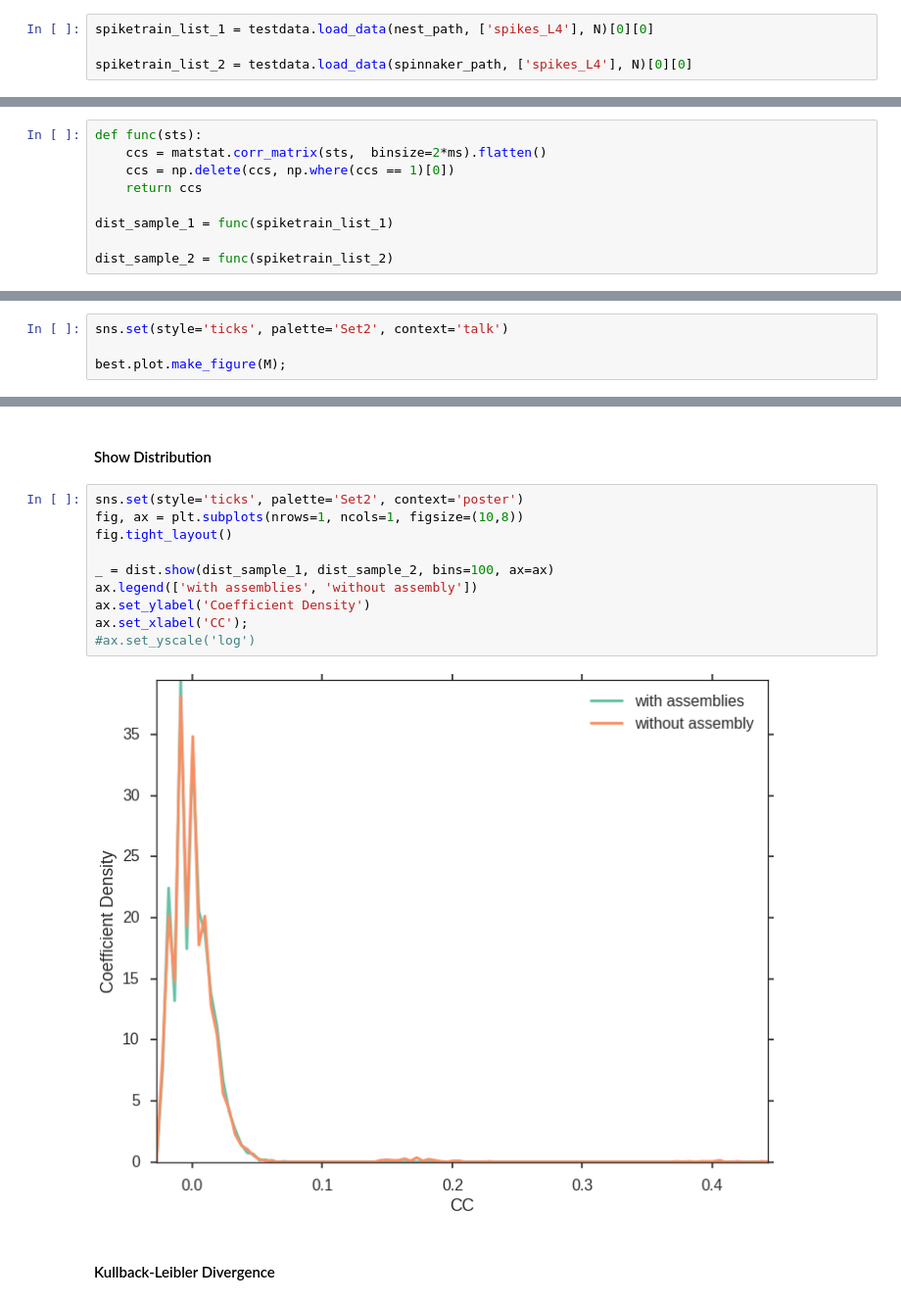
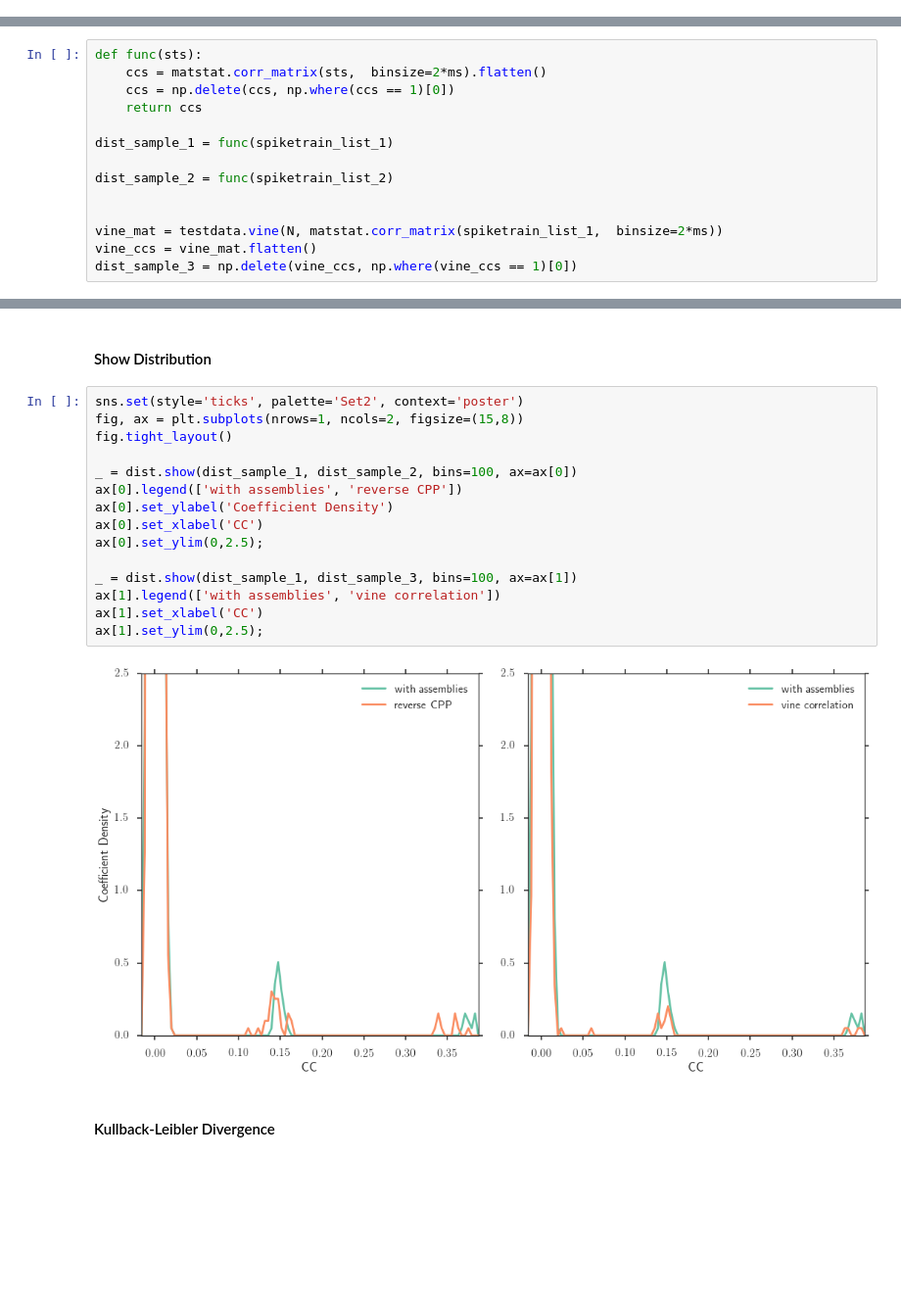
Before and after one commit to rgutzen/ValidationTools, a Jupyter notebook: Validation_Book.ipynb, the cells around one changed output, grey strips where cells are left out. Shown at 98% size. Drawn from its saved outputs; the diff is of its cells as text; blank space fills up the shorter version.

```diff
--- a/Validation_Book.ipynb
+++ b/Validation_Book.ipynb
@@ -32,7 +41,3 @@ spinnaker_path = data_path + "/sim_data/SpiNNaker_data"
 N = 100
 # %% [markdown]
 #### Load spiketrains from simulation
-# %%
-spiketrain_list_1 = testdata.load_data(nest_path, ['spikes_L4'], N)[0][0]
-
-spiketrain_list_2 = testdata.load_data(spinnaker_path, ['spikes_L4'], N)[0][0]
@@ -103,6 +126,11 @@ def func(sts):
 dist_sample_1 = func(spiketrain_list_1)
 
 dist_sample_2 = func(spiketrain_list_2)
+
+
+vine_mat = testdata.vine(N, matstat.corr_matrix(spiketrain_list_1,  binsize=2*ms))
+vine_ccs = vine_mat.flatten()
+dist_sample_3 = np.delete(vine_ccs, np.where(vine_ccs == 1)[0])
 # %% [markdown]
 #### Effect Size (Moment Matching)
 # %%
@@ -166,4 +181,0 @@ M.sample(iter=110000, burn=10000)
-# %%
-sns.set(style='ticks', palette='Set2', context='talk')
-
-best.plot.make_figure(M);
@@ -173,16 +197,21 @@ best.plot.make_figure(M);
 #### Show Distribution
 # %%
 sns.set(style='ticks', palette='Set2', context='poster')
-fig, ax = plt.subplots(nrows=1, ncols=1, figsize=(10,8))
+fig, ax = plt.subplots(nrows=1, ncols=2, figsize=(15,8))
 fig.tight_layout()
 
-_ = dist.show(dist_sample_1, dist_sample_2, bins=100, ax=ax)
-ax.legend(['with assemblies', 'without assembly'])
-ax.set_ylabel('Coefficient Density')
-ax.set_xlabel('CC');
-#ax.set_yscale('log')
+_ = dist.show(dist_sample_1, dist_sample_2, bins=100, ax=ax[0])
+ax[0].legend(['with assemblies', 'reverse CPP'])
+ax[0].set_ylabel('Coefficient Density')
+ax[0].set_xlabel('CC')
+ax[0].set_ylim(0,2.5);
+
+_ = dist.show(dist_sample_1, dist_sample_3, bins=100, ax=ax[1])
+ax[1].legend(['with assemblies', 'vine correlation'])
+ax[1].set_xlabel('CC')
+ax[1].set_ylim(0,2.5);
 # %% [output]
-[figure, old version]
+[figure, new version]
 # %% [markdown]
 #### Kullback-Leibler Divergence
 # %% [markdown]
```
Also changed, not shown: parts of 25 cells of this notebook, 3 other files.
